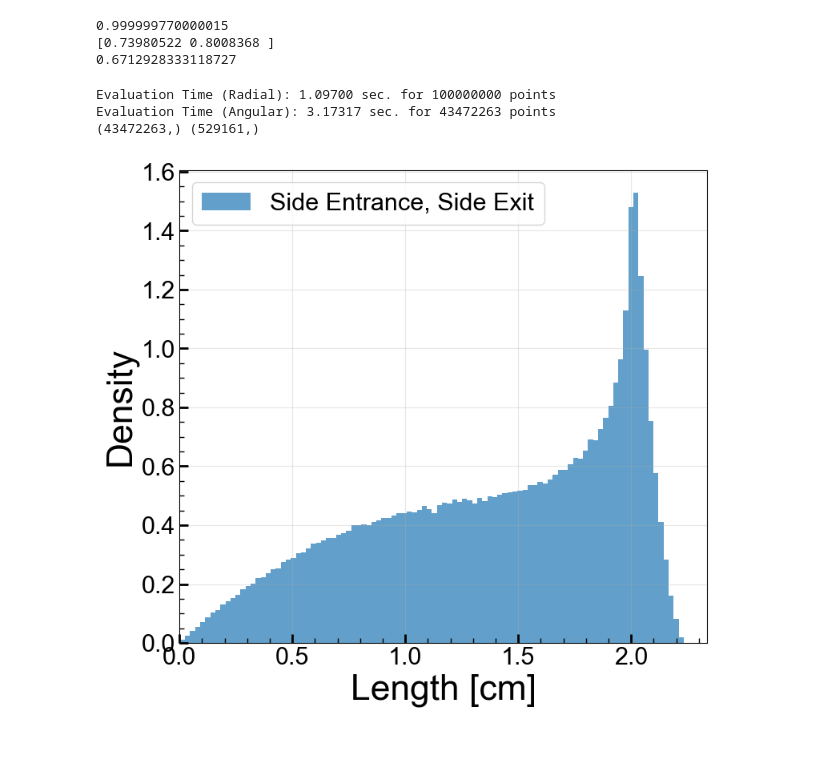
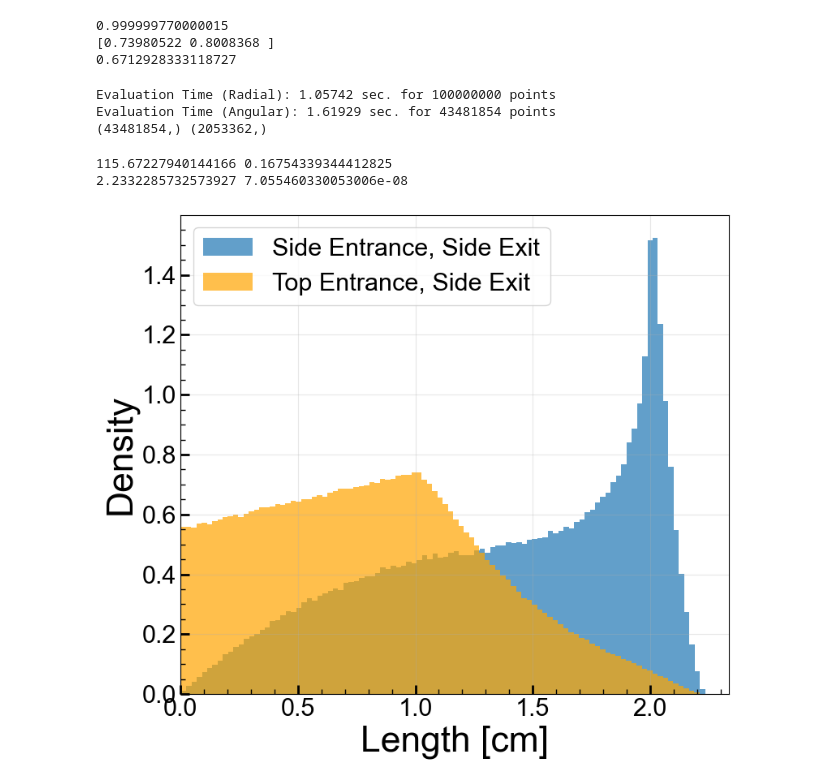
Before and after one commit to villano-lab/NaI_Array_Firmware, a Jupyter notebook: test_firmwares/TrigTest7/data_analysis/Analysis_Notebook/muon_generate.ipynb, the cells around one changed output. Cells and saved outputs as stored; diff of their text form; code cells hidden in the pictures; blank space fills up the shorter version.

```diff
--- a/test_firmwares/TrigTest7/data_analysis/Analysis_Notebook/muon_generate.ipynb
+++ b/test_firmwares/TrigTest7/data_analysis/Analysis_Notebook/muon_generate.ipynb
@@ -119,45 +119,67 @@ t = 2*np.sqrt(R**2 - r**2*np.sin(phi)**2)
 d = r*np.cos(phi) - np.sqrt(R**2 - r**2*np.sin(phi)**2)
 
 maxcos = h/np.sqrt((d+t)**2+h**2)
-cCos = (costhet>0)&(costhet<=maxcos)
+mincos = h/np.sqrt(d**2+h**2)
 
-r = r[cCos]
-phi = phi[cCos]
-costhet = costhet[cCos]
-t = t[cCos]
-d = d[cCos]
 
-lcomp = t/np.sqrt(1-costhet**2)
+###split side entry from top entry.
+cCos_side = (costhet>0)&(costhet<=maxcos)
+cCos_top = (costhet>maxcos)&(costhet<=mincos)
 
-lall = lcomp
+#side
+r_side = r[cCos_side]
+phi_side = phi[cCos_side]
+costhet_side = costhet[cCos_side]
+t_side = t[cCos_side]
+d_side = d[cCos_side]
+
+lcomp_side = t_side/np.sqrt(1-costhet_side**2)
+
+#top
+r_top = r[cCos_top]
+phi_top = phi[cCos_top]
+costhet_top = costhet[cCos_top]
+t_top = t[cCos_top]
+d_top = d[cCos_top]
+
+cot_top = costhet_top/np.sqrt(1-costhet_top**2)
+lcomp_top = (h-d_top*cot_top)/costhet_top
+
+lall = np.append(lcomp_side,lcomp_top)
 
 #print(R0)
-print(np.shape(R0),np.shape(lcomp))
+print(np.shape(R0),np.shape(lall))
 # %% [output]
-Evaluation Time (Radial): 1.09700 sec. for 100000000 points
-Evaluation Time (Angular): 3.17317 sec. for 43472263 points
-(43472263,) (529161,)
+Evaluation Time (Radial): 1.05742 sec. for 100000000 points
+Evaluation Time (Angular): 1.61929 sec. for 43481854 points
+(43481854,) (2053362,)
 # %%
+print(np.max(cot_top),np.min(cot_top))
+print(np.max(lcomp_top),np.min(lcomp_top))
+
 # Create figure with two subplots
 fig, (ax1) = plt.subplots(1, 1, figsize=(8, 7))
 
 
 xmax = np.sqrt((2*R)**2+h**2)+0.1
 xplot = np.linspace(0,xmax, 10000)
 
-ax1.hist(lall, bins=100, density=True, alpha=0.7, label='Side Entrance, Side Exit',align='mid')
+ax1.hist(lcomp_side, bins=100, density=True, alpha=0.7, label='Side Entrance, Side Exit',align='mid')
+ax1.hist(lcomp_top, bins=100, density=True, alpha=0.7, label='Top Entrance, Side Exit',align='mid', color='orange')
 
 
 ax1.set_xlim(0.0, xmax)
 ax1.set_ylabel('Density')
 ax1.set_xlabel('Length [cm]')
 #ax1.set_title('Histogram of Chi-Square per DOF')
 ax1.legend()
 ax1.grid(True, alpha=0.3)
 
 
 # Adjust layout and save
 plt.tight_layout()
 plt.show()
 # %% [output]
+115.67227940144166 0.16754339344412825
+2.2332285732573927 7.055460330053006e-08
-[figure, old version]
+[figure, new version]
```
